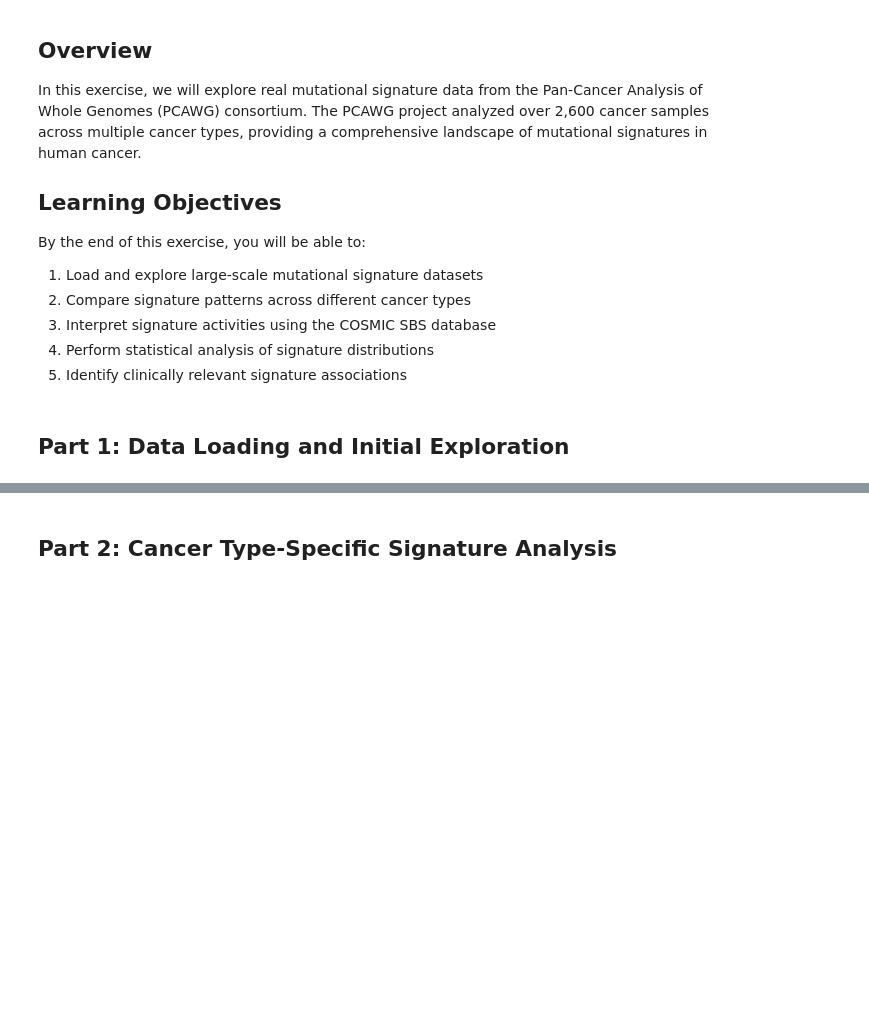
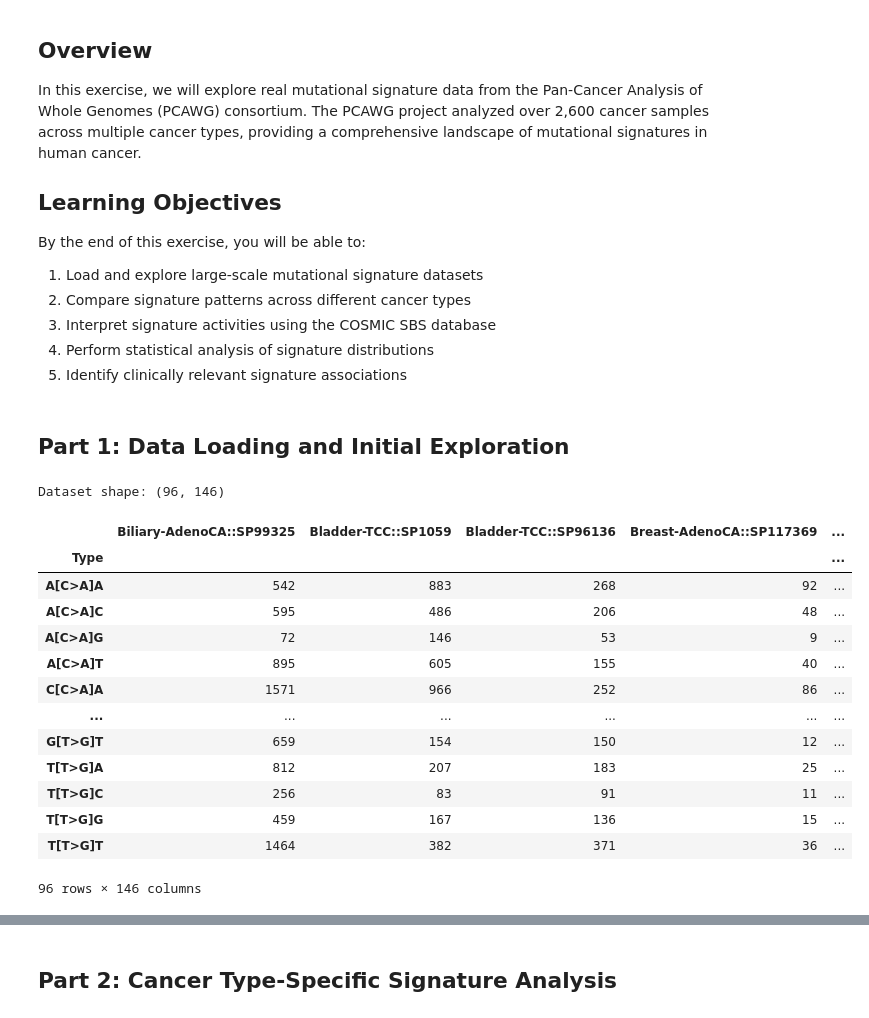
Before and after one commit to andrecossa5/somatic_landscapes, a Jupyter notebook: mutational_signatures/pcawg_analysis.ipynb, the cells around one changed output, grey strips where cells are left out. Saved outputs shown, nothing was run; the diff lists cells and outputs as text; code cells hidden in the pictures; blank space fills up the shorter version.

```diff
--- a/mutational_signatures/pcawg_analysis.ipynb
+++ b/mutational_signatures/pcawg_analysis.ipynb
@@ -33,9 +35,23 @@ plt.rcParams['font.size'] = 10
 # %%
 # Load PCAWG mutational signature profiles
 # TODO: Load the PCAWG-146_profiles.csv file
-# pcawg_profiles = pd.read_csv('data/PCAWG-146_profiles.csv', index_col=0)
+pcawg_profiles = pd.read_csv('data/PCAWG-146_profiles.csv', index_col=0)
 
 # Display basic information about the dataset
-# print(f"Dataset shape: {pcawg_profiles.shape}")
-# print(f"Cancer types included: {pcawg_profiles.columns.nunique()}")
-# print(f"Signatures analyzed: {pcawg_profiles.index.nunique()}")
+print(f"Dataset shape: {pcawg_profiles.shape}")
+# %% [output]
+Dataset shape: (96, 146)
+|  | Biliary-AdenoCA::SP99325 | Bladder-TCC::SP1059 | Bladder-TCC::SP96136 | Breast-AdenoCA::SP117369 | ... |
+| Type |  |  |  |  | ... |
+| A[C>A]A | 542 | 883 | 268 | 92 | ... |
+| A[C>A]C | 595 | 486 | 206 | 48 | ... |
+| A[C>A]G | 72 | 146 | 53 | 9 | ... |
+| A[C>A]T | 895 | 605 | 155 | 40 | ... |
+| C[C>A]A | 1571 | 966 | 252 | 86 | ... |
+| ... | ... | ... | ... | ... | ... |
+| G[T>G]T | 659 | 154 | 150 | 12 | ... |
+| T[T>G]A | 812 | 207 | 183 | 25 | ... |
+| T[T>G]C | 256 | 83 | 91 | 11 | ... |
+| T[T>G]G | 459 | 167 | 136 | 15 | ... |
+| T[T>G]T | 1464 | 382 | 371 | 36 | ... |
+96 rows × 146 columns
```
Also changed, not shown: parts of 10 cells of this notebook, 2 other files.
